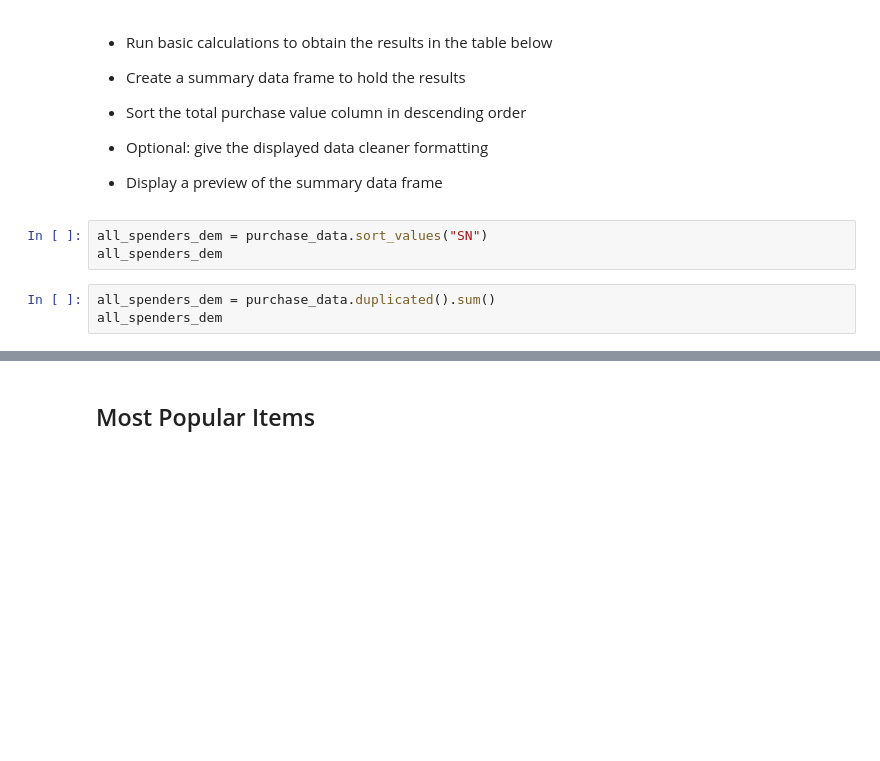
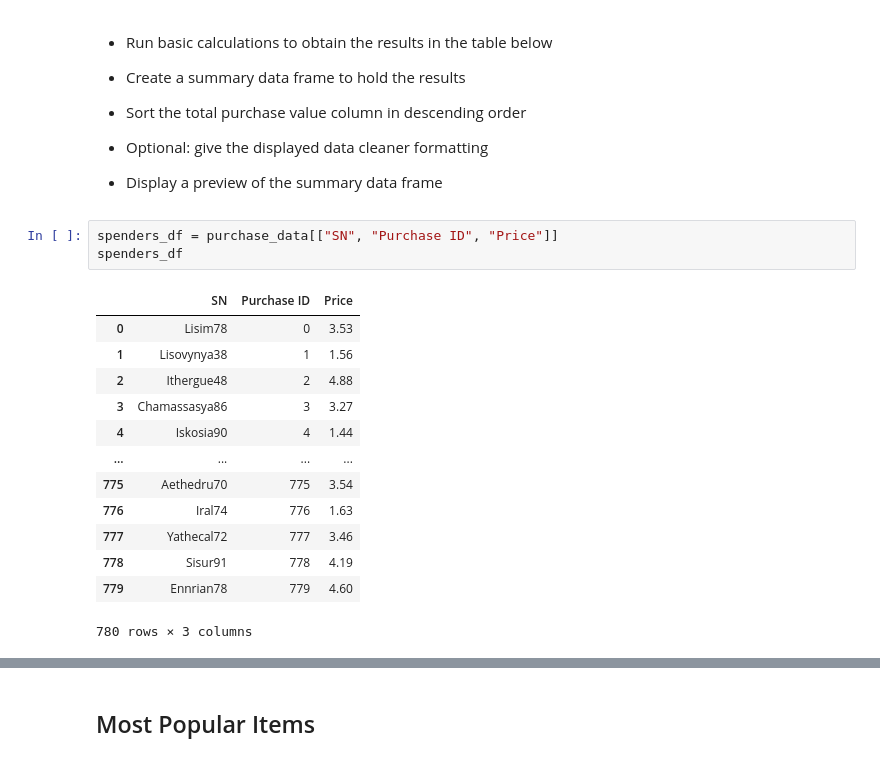
Before and after one commit to dianeyaneza/UWA-Data-Homework-Pandas-Challenge, a Jupyter notebook: 02-Homework_04-Pandas_Instructions_HeroesOfPymoli_HeroesOfPymoli_starter.ipynb, the cells around one changed output, grey strips where cells are left out. Cells and saved outputs as stored; diff of their text form; blank space fills up the shorter version.

```diff
--- a/02-Homework_04-Pandas_Instructions_HeroesOfPymoli_HeroesOfPymoli_starter.ipynb
+++ b/02-Homework_04-Pandas_Instructions_HeroesOfPymoli_HeroesOfPymoli_starter.ipynb
@@ -603,10 +603,21 @@ summary_age_purchase
 
 
 * Display a preview of the summary data frame
-# %%
-all_spenders_dem = purchase_data.sort_values("SN")
-all_spenders_dem
-# %%
-all_spenders_dem = purchase_data.duplicated().sum()
-all_spenders_dem
+# %%
+spenders_df = purchase_data[["SN", "Purchase ID", "Price"]]
+spenders_df
+# %% [output]
+|  | SN | Purchase ID | Price |
+| 0 | Lisim78 | 0 | 3.53 |
+| 1 | Lisovynya38 | 1 | 1.56 |
+| 2 | Ithergue48 | 2 | 4.88 |
+| 3 | Chamassasya86 | 3 | 3.27 |
+| 4 | Iskosia90 | 4 | 1.44 |
+| ... | ... | ... | ... |
+| 775 | Aethedru70 | 775 | 3.54 |
+| 776 | Iral74 | 776 | 1.63 |
+| 777 | Yathecal72 | 777 | 3.46 |
+| 778 | Sisur91 | 778 | 4.19 |
+| 779 | Ennrian78 | 779 | 4.60 |
+780 rows × 3 columns
 # %%
```
Also changed, not shown: parts of 9 cells of this notebook.
